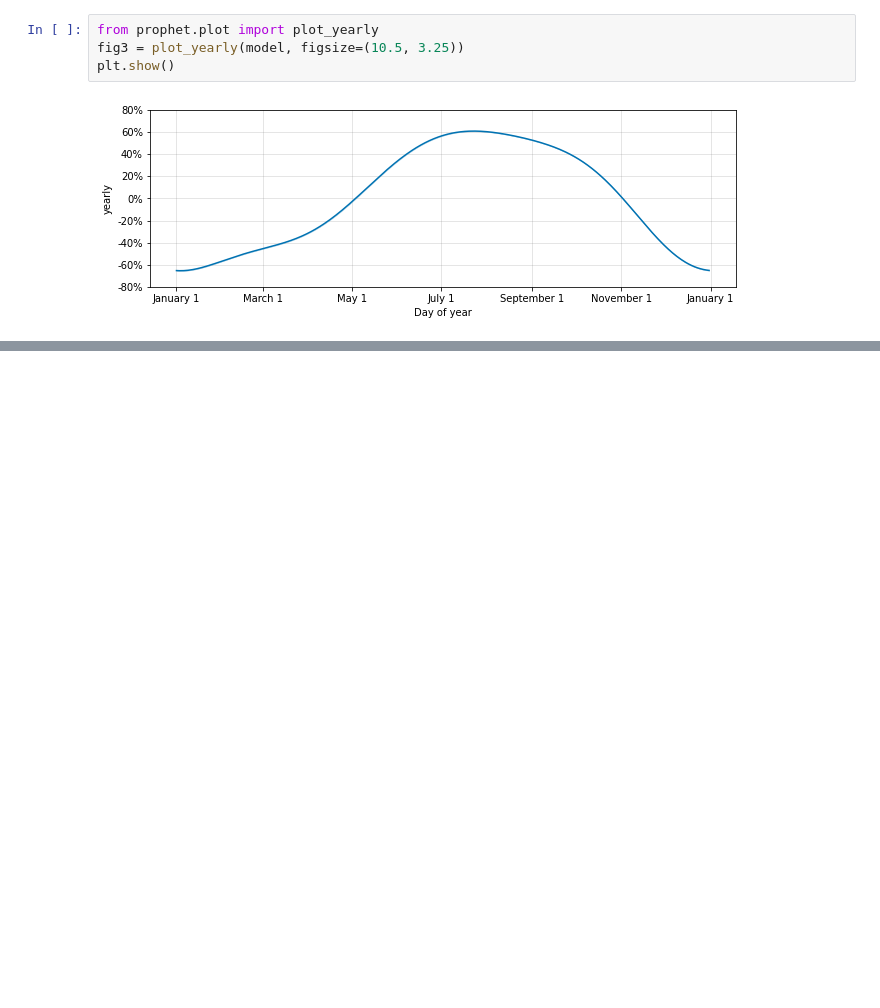
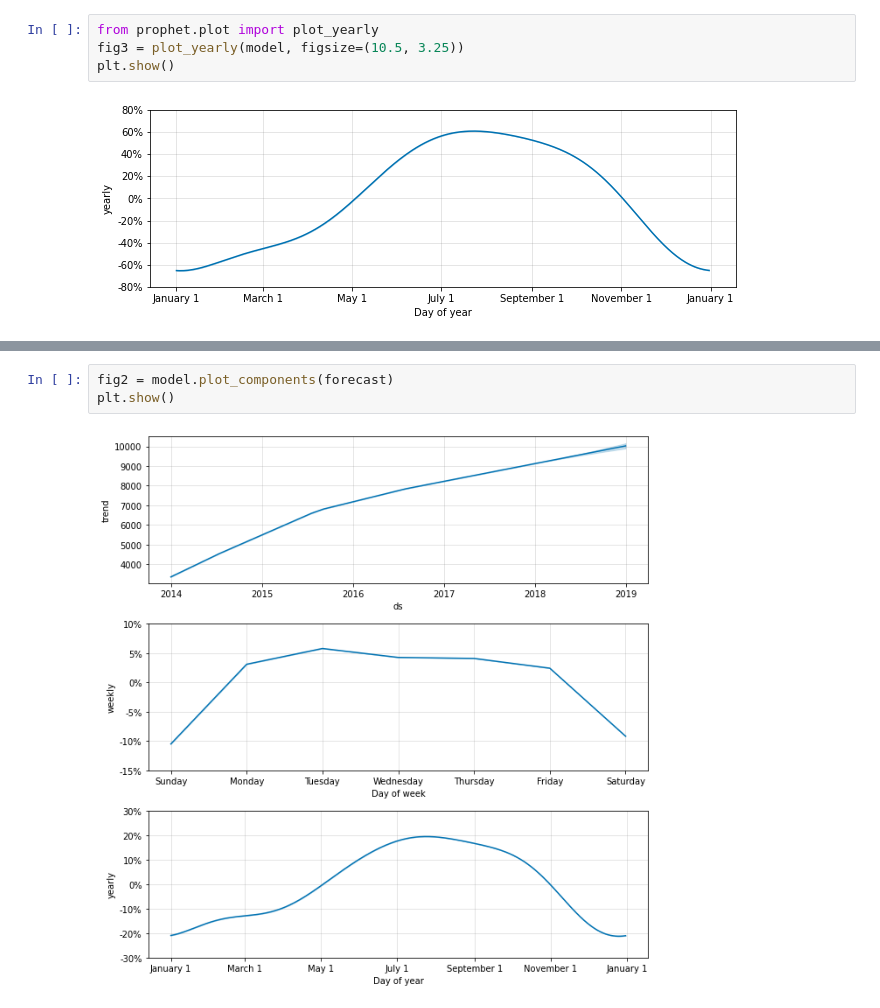
Before and after one commit to caiosainvallio/time-series, a Jupyter notebook: prophet/03_seasonality.ipynb, the cells around one changed output, grey strips where cells are left out. Cells and saved outputs as stored; diff of their text form; blank space fills up the shorter version.

```diff
--- a/prophet/03_seasonality.ipynb
+++ b/prophet/03_seasonality.ipynb
@@ -133,0 +300,5 @@ plt.show()
+# %%
+fig2 = model.plot_components(forecast)
+plt.show()
+# %% [output]
+[figure, added]
```
Also changed, not shown: parts of 19 cells of this notebook.
